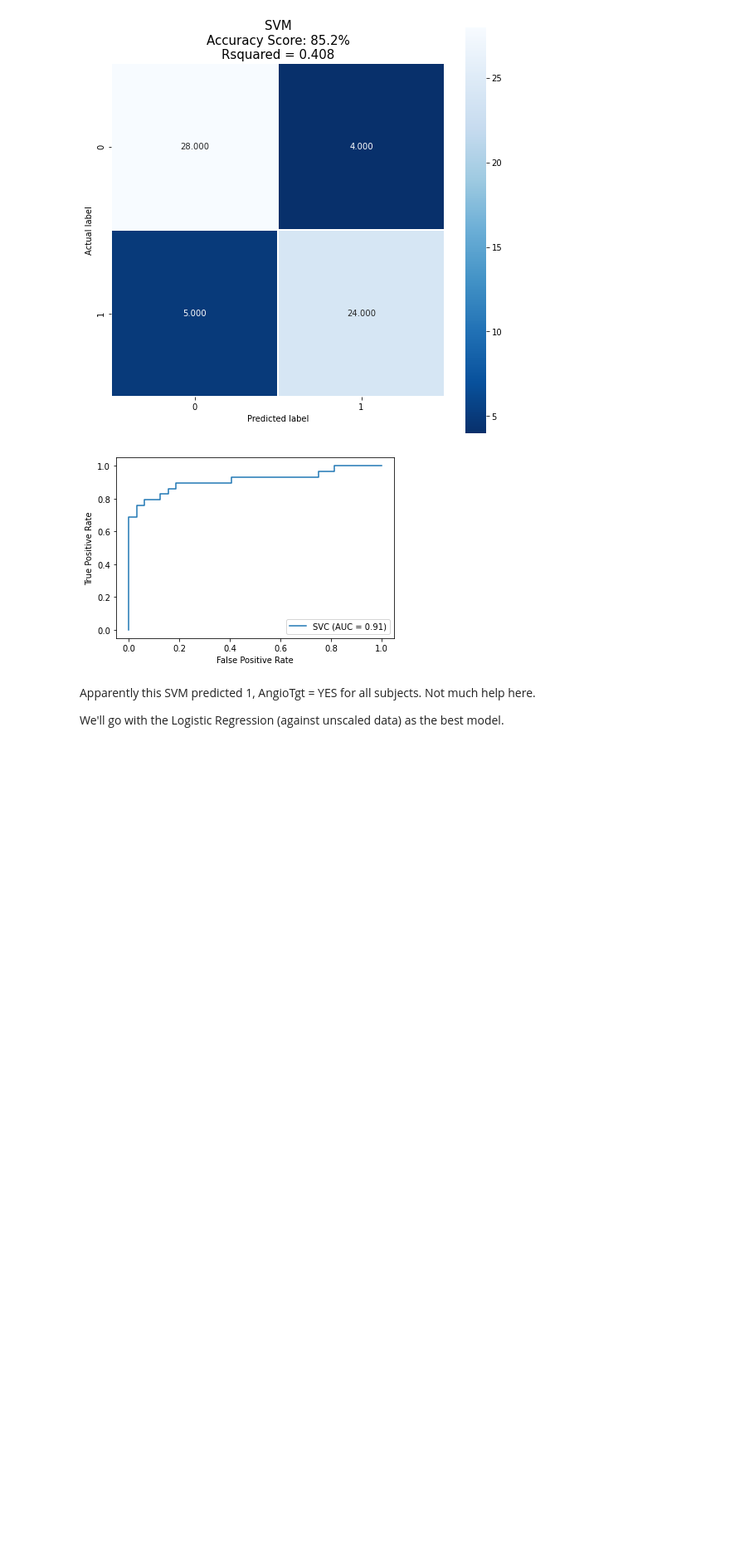
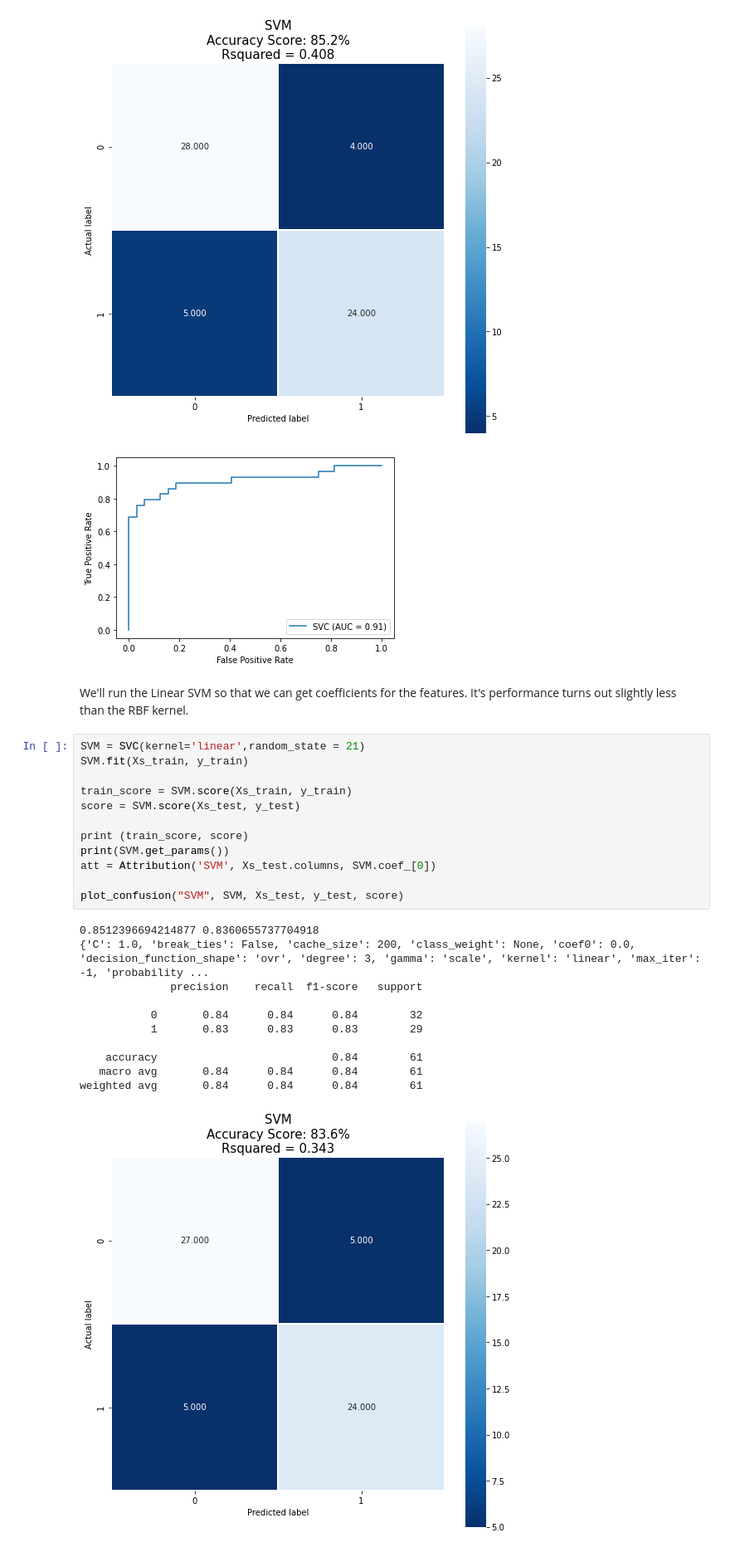
Before and after one commit to BradDoty/KaggleHeartDiseaseUCI, a Jupyter notebook: Notebooks/Capstone 2 -- Modeling.ipynb, the cells around one changed output. Shown: that part at 83% size. Saved outputs shown, nothing was run; the diff lists cells and outputs as text; blank space fills up the shorter version.

```diff
--- a/Notebooks/Capstone 2 -- Modeling.ipynb
+++ b/Notebooks/Capstone 2 -- Modeling.ipynb
@@ -542,7 +571,29 @@ plot_confusion("SVM", SVM, Xs_test, y_test, score)
 weighted avg       0.85      0.85      0.85        61
 [figure]
 [figure]
-# %% [markdown]
-Apparently this SVM predicted 1, AngioTgt = YES for all subjects.  Not much help here.
-
-We'll go with the Logistic Regression (against unscaled data) as the best model.
+# %% [markdown]
+We'll run the Linear SVM so that we can get coefficients for the features.  It's performance turns out slightly less than the RBF kernel.
+# %%
+SVM = SVC(kernel='linear',random_state = 21)
+SVM.fit(Xs_train, y_train)
+
+train_score = SVM.score(Xs_train, y_train)
+score = SVM.score(Xs_test, y_test)
+
+print (train_score, score)
+print(SVM.get_params())
+att = Attribution('SVM', Xs_test.columns, SVM.coef_[0])
+
+plot_confusion("SVM", SVM, Xs_test, y_test, score)
+# %% [output]
+0.8512396694214877 0.8360655737704918
+{'C': 1.0, 'break_ties': False, 'cache_size': 200, 'class_weight': None, 'coef0': 0.0, 'decision_function_shape': 'ovr', 'degree': 3, 'gamma': 'scale', 'kernel': 'linear', 'max_iter': -1, 'probability ...
+              precision    recall  f1-score   support
+
+           0       0.84      0.84      0.84        32
+           1       0.83      0.83      0.83        29
+
+    accuracy                           0.84        61
+   macro avg       0.84      0.84      0.84        61
+weighted avg       0.84      0.84      0.84        61
+[figure, added]
```
Also changed, not shown: parts of 23 cells of this notebook, 2 other files.
